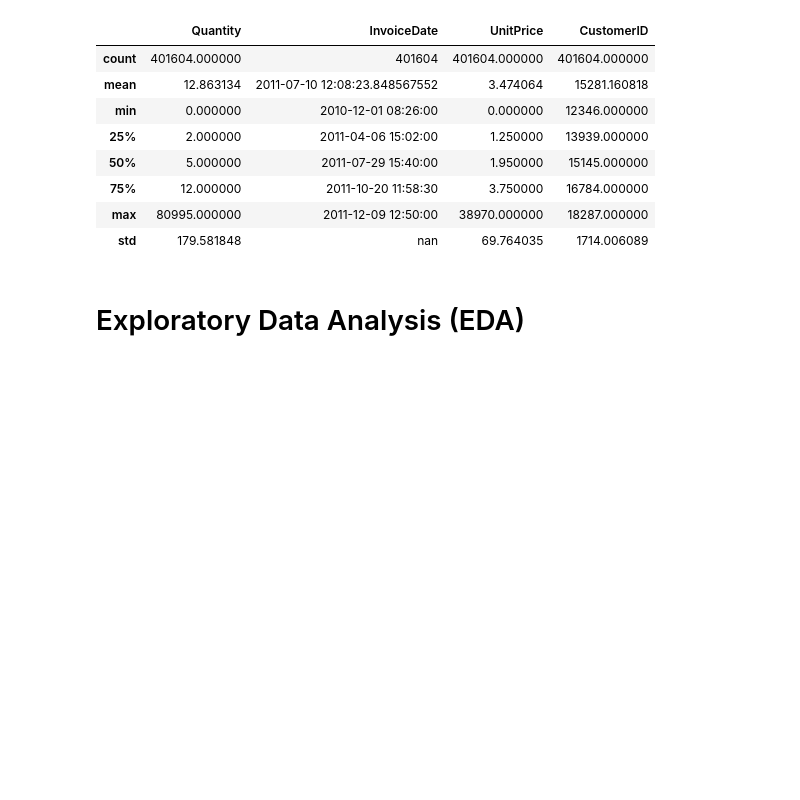
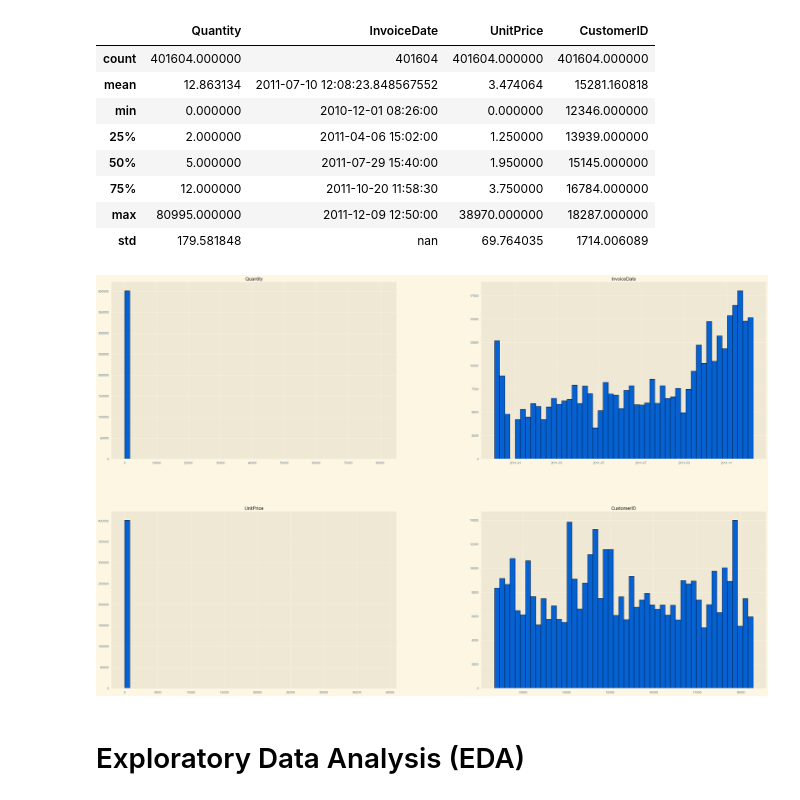
Before and after one commit to Mudhya19/Prediction-Consumers-in-Fashion-Retail, a Jupyter notebook: prediction_consumers_fashion_retail.ipynb, the cells around one changed output. Saved outputs shown, nothing was run; the diff lists cells and outputs as text; code cells hidden in the pictures; blank space fills up the shorter version.

```diff
--- a/prediction_consumers_fashion_retail.ipynb
+++ b/prediction_consumers_fashion_retail.ipynb
@@ -321,6 +321,16 @@ df.describe().style.background_gradient(cmap='RdPu')
 | 75% | 12.000000 | 2011-10-20 11:58:30 | 3.750000 | 16784.000000 |
 | max | 80995.000000 | 2011-12-09 12:50:00 | 38970.000000 | 18287.000000 |
 | std | 179.581848 | nan | 69.764035 | 1714.006089 |
+# %%
+# plt.figure(figsize=(20,20))
+# sns.heatmap(df.corr() , annot=True, cmap='magma', linecolor='white', linewidth=3)
+# plt.title('Correlation Heatmap')
+# plt.show()
+
+df.hist(bins=50, figsize=(40, 25), color='#0661D1', edgecolor='black')
+plt.show()
+# %% [output]
+[figure, added]
 # %% [markdown]
 # Exploratory Data Analysis (EDA)
 # %%
```
Also changed, not shown: parts of 7 cells of this notebook.
